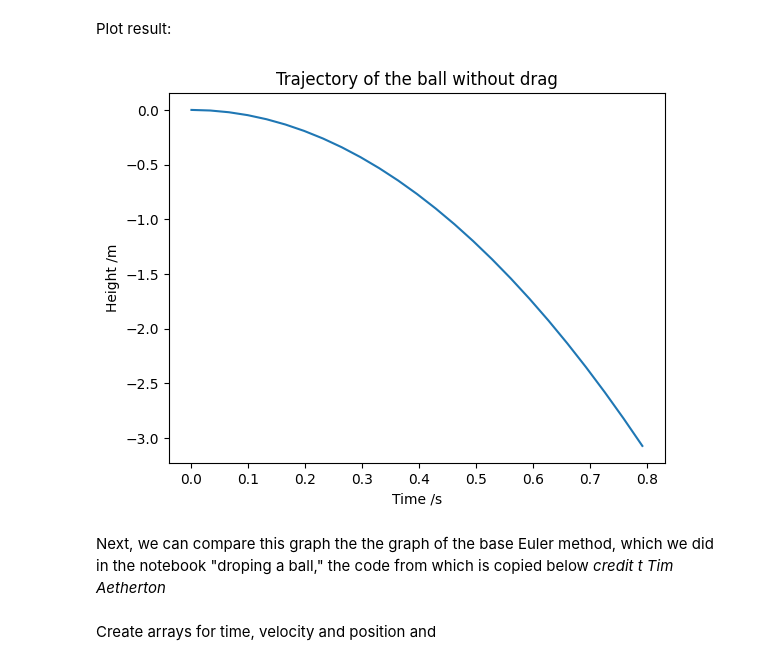
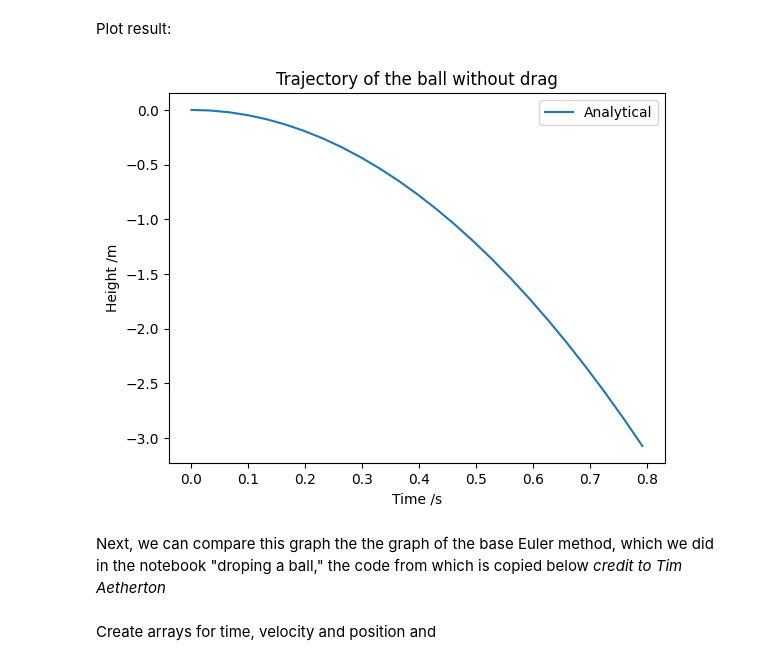
Before and after one commit to labibdotc/Simulated_ball_dropping, a Jupyter notebook: Project1.ipynb, the cells around one changed output. Cells and saved outputs as stored; diff of their text form; code cells hidden in the pictures.

```diff
--- a/Project1.ipynb
+++ b/Project1.ipynb
@@ -47,16 +37,20 @@ print(heights)
 # %% [markdown]
 Plot result:
 # %%
-plt.plot(times,heights)
-plt.title('Trajectory of the ball without drag')
-plt.xlabel('Time /s')
-plt.ylabel('Height /m')
-plt.show()
+
+def show_plot():
+    plt.title('Trajectory of the ball without drag')
+    plt.xlabel('Time /s')
+    plt.ylabel('Height /m')
+    plt.legend()
+    plt.show()
+plt.plot(times,heights, label="Analytical")
+show_plot()
 # %% [output]
-[figure, old version]
+[figure, new version]
 # %% [markdown]
 Next, we can compare this graph the the graph of the base Euler method, which we did in the notebook "droping a ball," the code from which is copied below
-*credit t Tim Aetherton*
+*credit to Tim Aetherton*
 # %% [markdown]
 Create arrays for time, velocity and position and
 # %%
```
Also changed, not shown: parts of 15 cells of this notebook.
